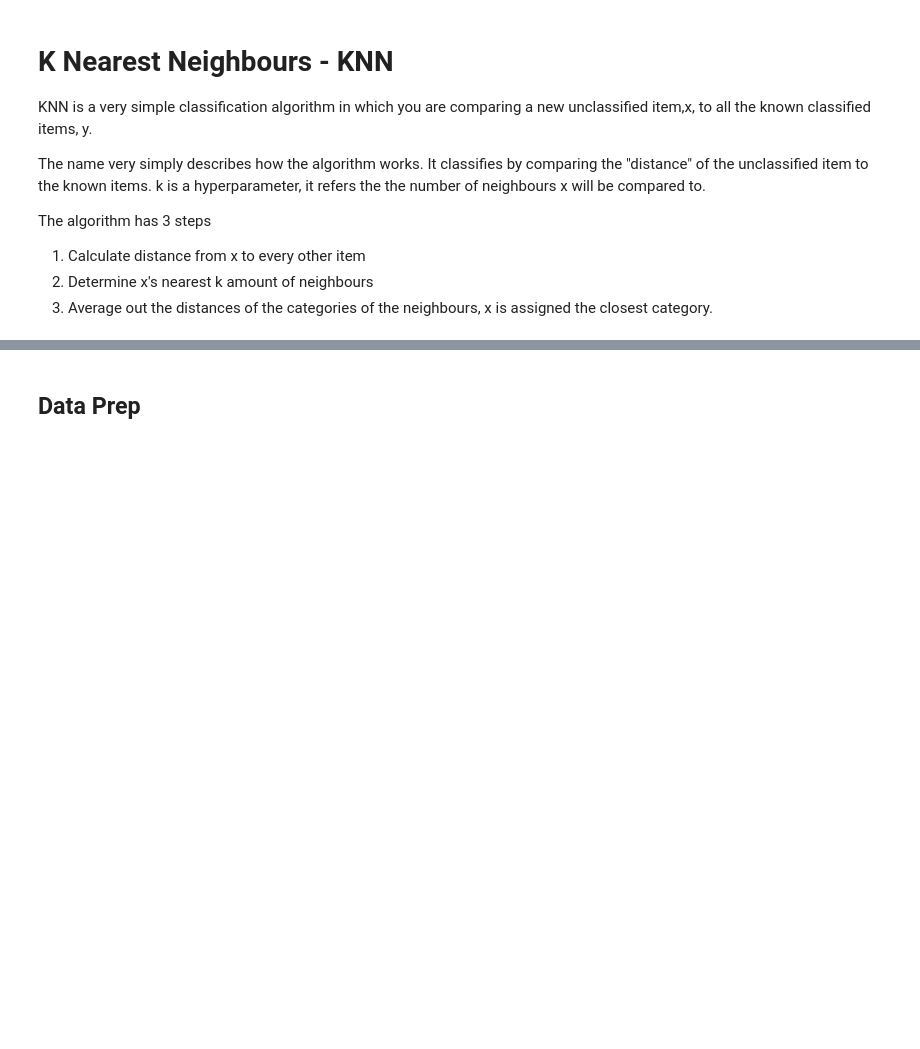
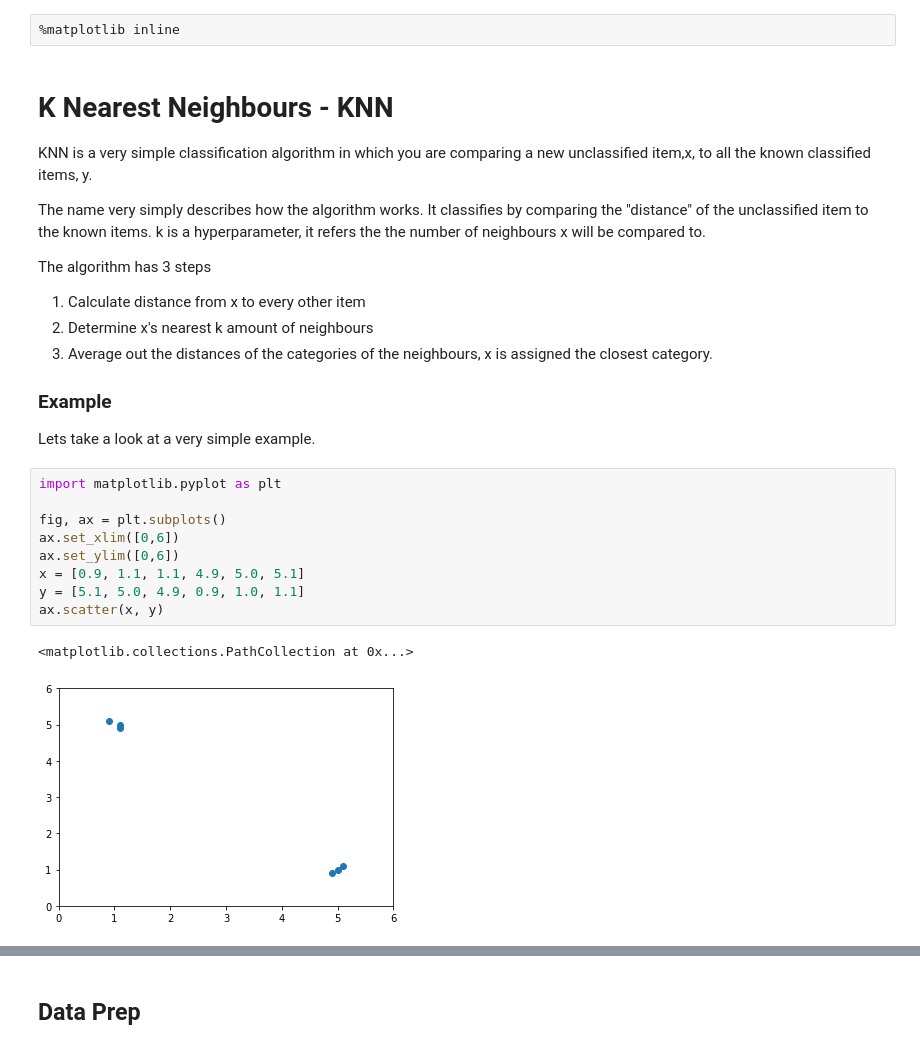
Before and after one commit to MarkFranciscus/ML-Notebooks, a Jupyter notebook: Supervised Learning - K Nearest Neighbours.ipynb, the cells around one changed output, grey strips where cells are left out. Drawn from its saved outputs; the diff is of its cells as text; blank space fills up the shorter version.

Commit message:
basic knn example

```diff
--- a/Supervised Learning - K Nearest Neighbours.ipynb
+++ b/Supervised Learning - K Nearest Neighbours.ipynb
@@ -1,3 +1,5 @@
+# %%
+%matplotlib inline
 # %% [markdown]
 # K Nearest Neighbours - KNN
 
@@ -10,3 +12,19 @@ The algorithm has 3 steps
 1. Calculate distance from x to every other item
 2. Determine x's nearest k amount of neighbours
 3. Average out the distances of the categories of the neighbours, x is assigned the closest category.
+
+### Example
+
+Lets take a look at a very simple example.
+# %%
+import matplotlib.pyplot as plt
+
+fig, ax = plt.subplots()
+ax.set_xlim([0,6])
+ax.set_ylim([0,6])
+x = [0.9, 1.1, 1.1, 4.9, 5.0, 5.1]
+y = [5.1, 5.0, 4.9, 0.9, 1.0, 1.1]
+ax.scatter(x, y)
+# %% [output]
+<matplotlib.collections.PathCollection at 0x...>
+[figure, added]
```
Also changed, not shown: parts of 13 cells of this notebook.
